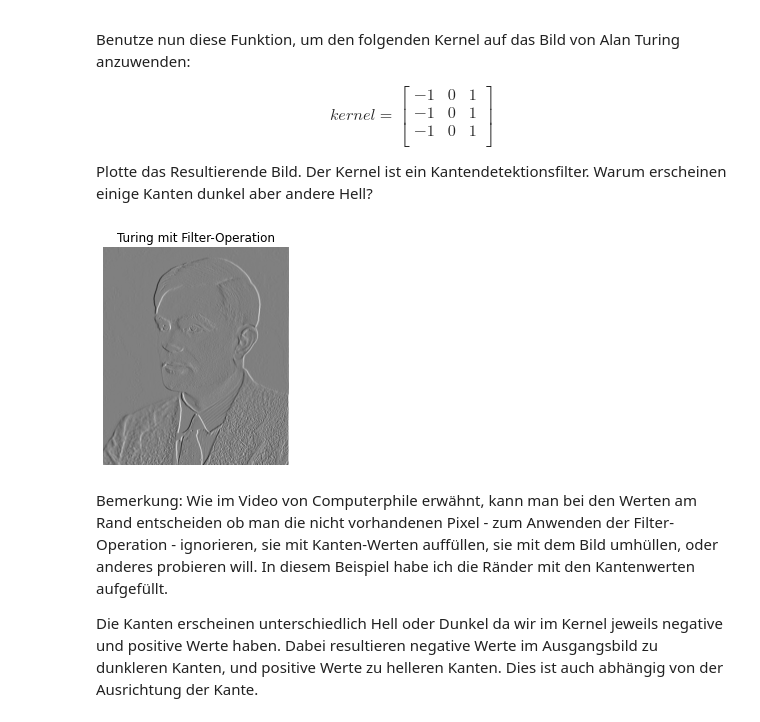
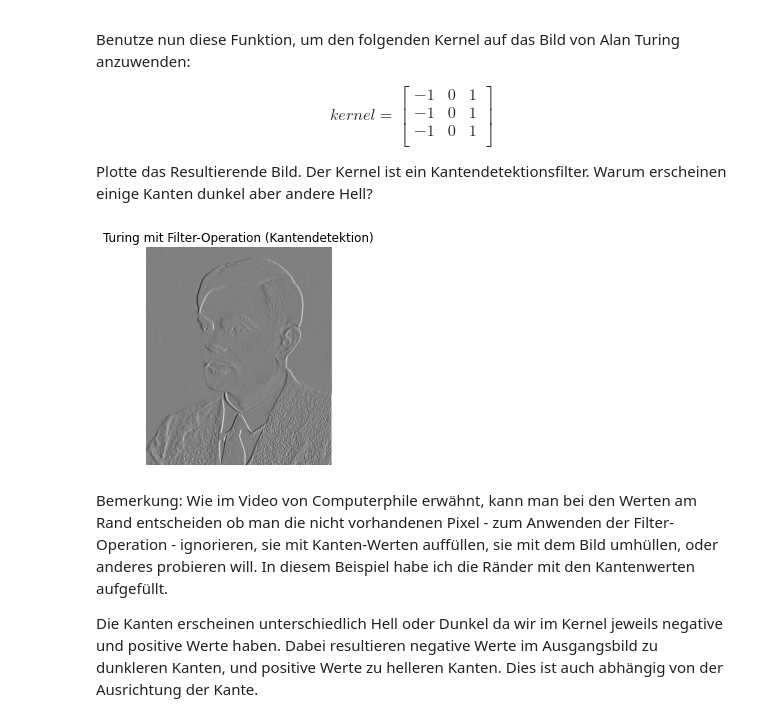
Before and after one commit to marcschny/dsp_assignments, a Jupyter notebook: assignments/assignment08_graded/assignment08_graded.ipynb, the cells around one changed output. Drawn from its saved outputs; the diff is of its cells as text; code cells hidden in the pictures.

```diff
--- a/assignments/assignment08_graded/assignment08_graded.ipynb
+++ b/assignments/assignment08_graded/assignment08_graded.ipynb
@@ -420,16 +424,16 @@ def convolution(image, kernel):
 
     return result
 # %%
-#init kernel
+# init kernel
 kernel = np.array([[-1,0,1],[-1,0,1],[-1,0,1]])
 
-#display new image
+# display edge detection image
 convolution_image = convolution(img, kernel)
 
 fig, ax = plt.subplots(1,1, figsize=(10,4))
-plot_img(convolution_image, "Turing mit Filter-Operation", ax)
+plot_img(convolution_image, "Turing mit Filter-Operation (Kantendetektion)", ax)
 # %% [output]
-[figure, old version]
+[figure, new version]
 # %% [markdown]
 Bemerkung: Wie im Video von Computerphile erwähnt, kann man bei den Werten am Rand entscheiden ob man die nicht vorhandenen Pixel - zum Anwenden der Filter-Operation - ignorieren, sie mit Kanten-Werten auffüllen, sie mit dem Bild umhüllen, oder anderes probieren will. In diesem Beispiel habe ich die Ränder mit den Kantenwerten aufgefüllt.
 
```
Also changed, not shown: parts of 13 cells of this notebook.
